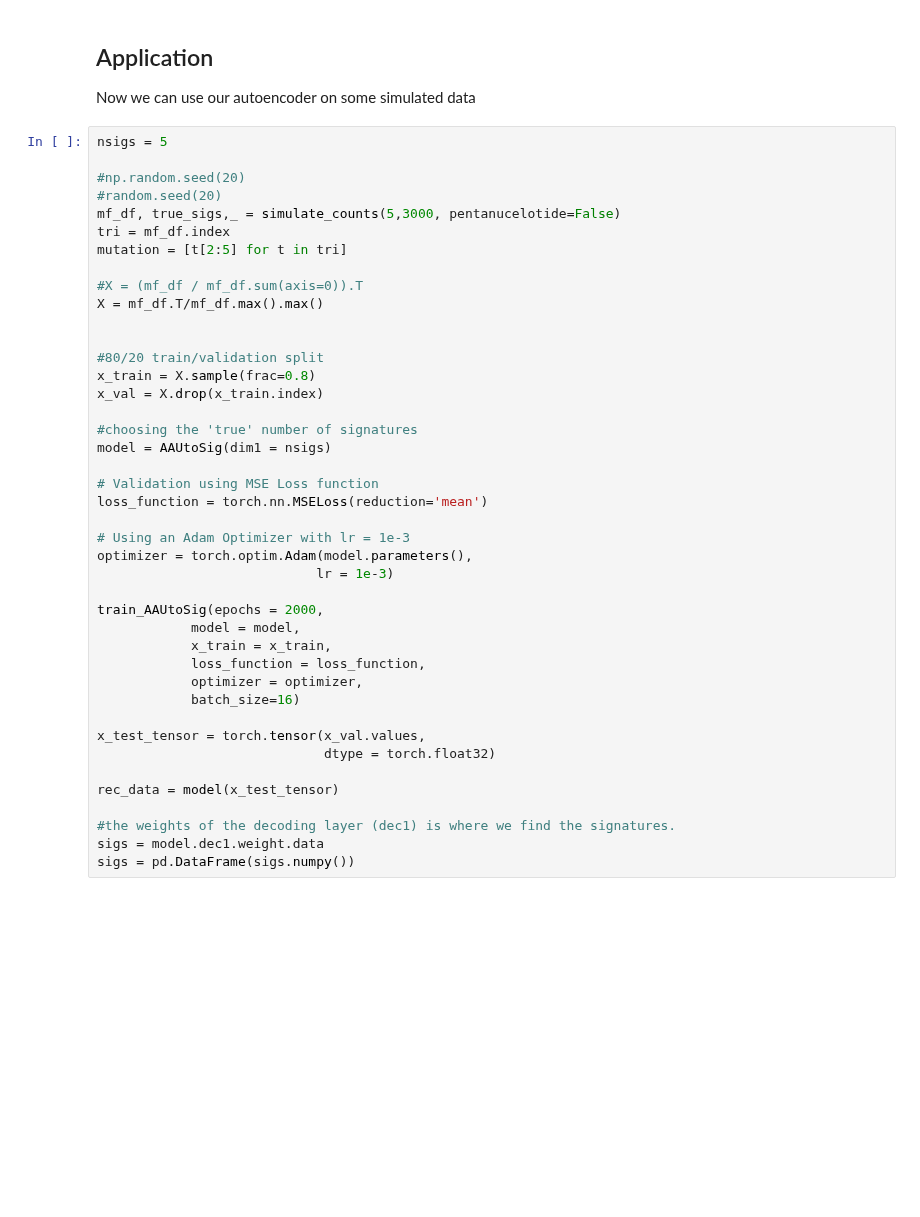
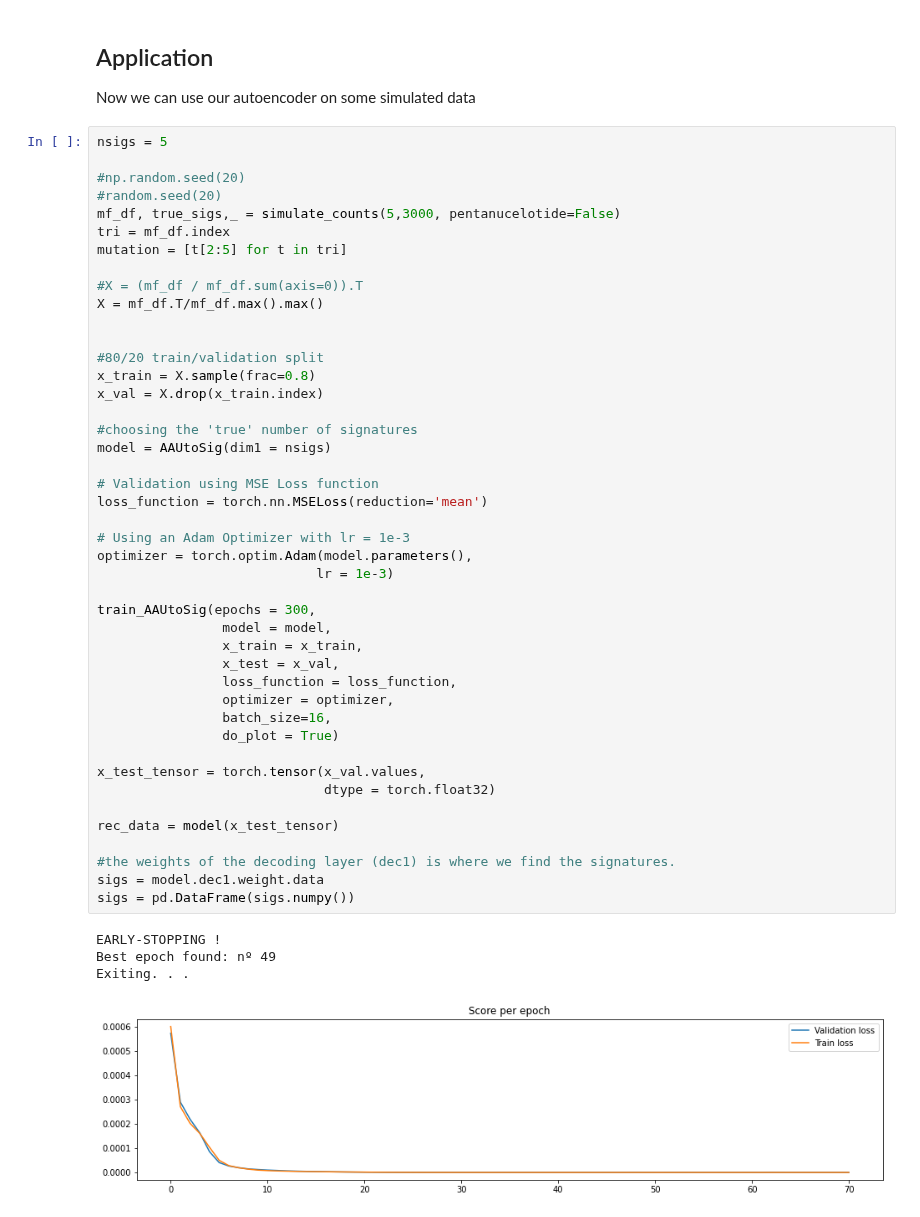
Before and after one commit to CLINDA-AAU/AAUtoSig, a Jupyter notebook: AAUtoSig.ipynb, the cells around one changed output. Saved outputs shown, nothing was run; the diff lists cells and outputs as text; blank space fills up the shorter version.

```diff
--- a/AAUtoSig.ipynb
+++ b/AAUtoSig.ipynb
@@ -27,39 +27,46 @@ mf_df, true_sigs,_ = simulate_counts(5,3000, pentanucelotide=False)
 tri = mf_df.index
 mutation = [t[2:5] for t in tri]
 
 #X = (mf_df / mf_df.sum(axis=0)).T
 X = mf_df.T/mf_df.max().max()
 
 
 #80/20 train/validation split
 x_train = X.sample(frac=0.8)
 x_val = X.drop(x_train.index)
 
 #choosing the 'true' number of signatures
 model = AAUtoSig(dim1 = nsigs)
 
 # Validation using MSE Loss function
 loss_function = torch.nn.MSELoss(reduction='mean')
 
 # Using an Adam Optimizer with lr = 1e-3
 optimizer = torch.optim.Adam(model.parameters(),
                             lr = 1e-3)
 
-train_AAUtoSig(epochs = 2000,
-            model = model,
-            x_train = x_train,
-            loss_function = loss_function,
-            optimizer = optimizer,
-            batch_size=16)
+train_AAUtoSig(epochs = 300,
+                model = model,
+                x_train = x_train,
+                x_test = x_val,
+                loss_function = loss_function,
+                optimizer = optimizer,
+                batch_size=16,
+                do_plot = True)
 
 x_test_tensor = torch.tensor(x_val.values,
                              dtype = torch.float32)
 
 rec_data = model(x_test_tensor)
 
 #the weights of the decoding layer (dec1) is where we find the signatures.
 sigs = model.dec1.weight.data
 sigs = pd.DataFrame(sigs.numpy())
+# %% [output]
+EARLY-STOPPING !
+Best epoch found: nº 49
+Exiting. . .
+[figure, added]
 # %%
 mat, perm = cosine_HA(sigs.T,true_sigs.T)
 sigs = sigs[perm]
```
Also changed, not shown: parts of 2 cells of this notebook, 3 other files.
